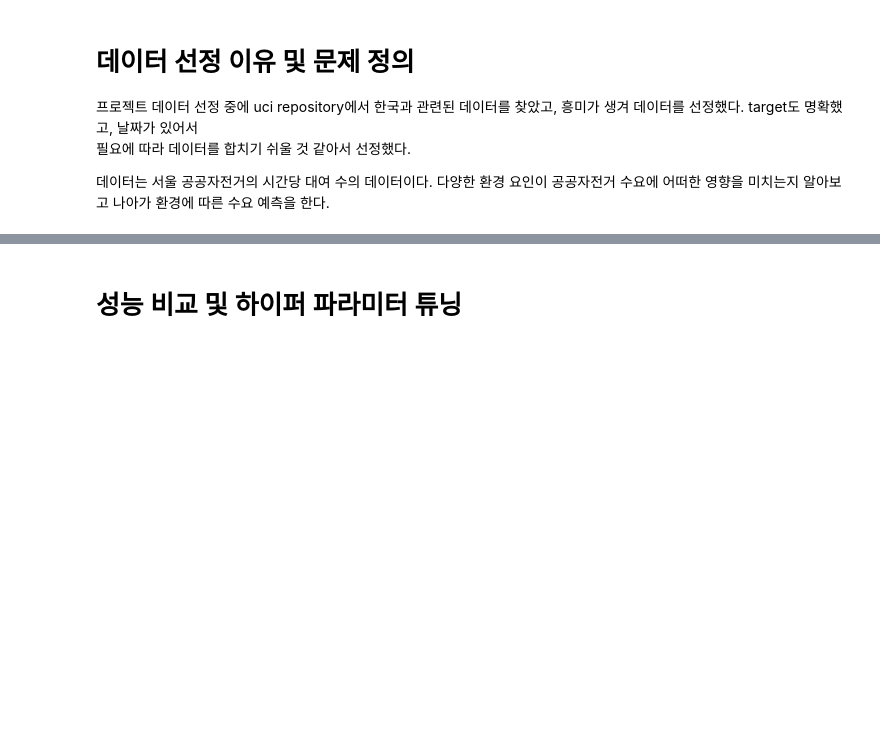
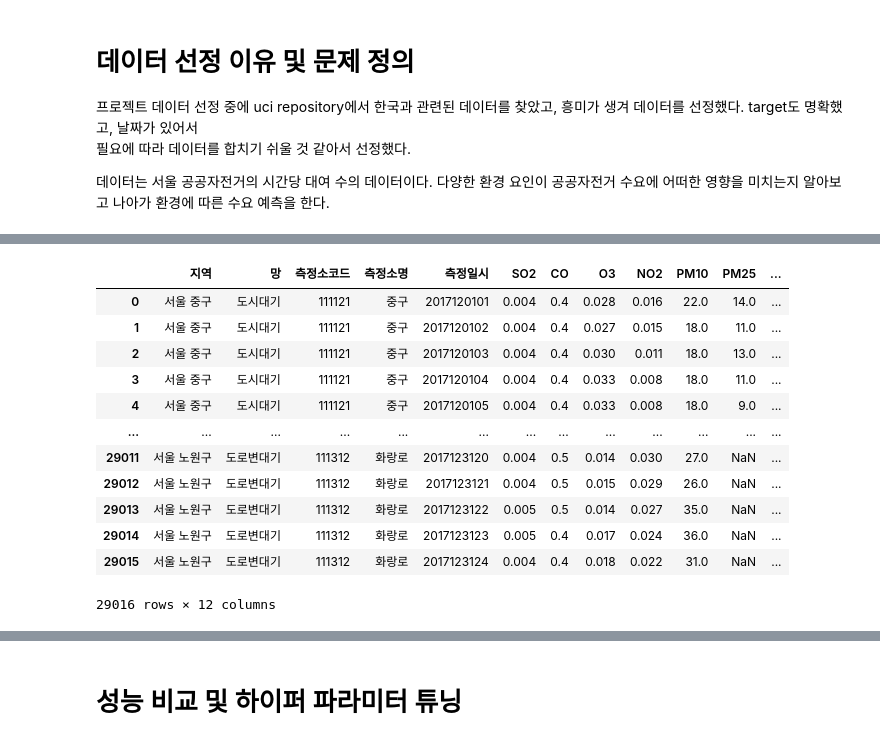
Before and after one commit to jinbyeong/project, a Jupyter notebook: AI_05_박진병_Section2.ipynb, the cells around one changed output, grey strips where cells are left out. Drawn from its saved outputs; the diff is of its cells as text; code cells hidden in the pictures; blank space fills up the shorter version.

```diff
--- a/AI_05_박진병_Section2.ipynb
+++ b/AI_05_박진병_Section2.ipynb
@@ -84,0 +68,3 @@ PDP, SHAP을 활용하여 최종 모델을 설명합니다
+# %%
+dust_2017 = pd.read_excel('2017년 12월.xlsx')
+dust_2017.head()
@@ -84,0 +102,18 @@ PDP, SHAP을 활용하여 최종 모델을 설명합니다
+# %%
+dust_2017_seoul = dust_2017[dust_2017['지역'].str.contains('서울')]
+dust_2017_seoul.shape, dust_2017.shape
+dust_2017_seoul
+# %% [output]
+|  | 지역 | 망 | 측정소코드 | 측정소명 | 측정일시 | SO2 | CO | O3 | NO2 | PM10 | PM25 | ... |
+| 0 | 서울 중구 | 도시대기 | 111121 | 중구 | 2017120101 | 0.004 | 0.4 | 0.028 | 0.016 | 22.0 | 14.0 | ... |
+| 1 | 서울 중구 | 도시대기 | 111121 | 중구 | 2017120102 | 0.004 | 0.4 | 0.027 | 0.015 | 18.0 | 11.0 | ... |
+| 2 | 서울 중구 | 도시대기 | 111121 | 중구 | 2017120103 | 0.004 | 0.4 | 0.030 | 0.011 | 18.0 | 13.0 | ... |
+| 3 | 서울 중구 | 도시대기 | 111121 | 중구 | 2017120104 | 0.004 | 0.4 | 0.033 | 0.008 | 18.0 | 11.0 | ... |
+| 4 | 서울 중구 | 도시대기 | 111121 | 중구 | 2017120105 | 0.004 | 0.4 | 0.033 | 0.008 | 18.0 | 9.0 | ... |
+| ... | ... | ... | ... | ... | ... | ... | ... | ... | ... | ... | ... | ... |
+| 29011 | 서울 노원구 | 도로변대기 | 111312 | 화랑로 | 2017123120 | 0.004 | 0.5 | 0.014 | 0.030 | 27.0 | NaN | ... |
+| 29012 | 서울 노원구 | 도로변대기 | 111312 | 화랑로 | 2017123121 | 0.004 | 0.5 | 0.015 | 0.029 | 26.0 | NaN | ... |
+| 29013 | 서울 노원구 | 도로변대기 | 111312 | 화랑로 | 2017123122 | 0.005 | 0.5 | 0.014 | 0.027 | 35.0 | NaN | ... |
+| 29014 | 서울 노원구 | 도로변대기 | 111312 | 화랑로 | 2017123123 | 0.005 | 0.4 | 0.017 | 0.024 | 36.0 | NaN | ... |
+| 29015 | 서울 노원구 | 도로변대기 | 111312 | 화랑로 | 2017123124 | 0.004 | 0.4 | 0.018 | 0.022 | 31.0 | NaN | ... |
+29016 rows × 12 columns
```
Also changed, not shown: parts of 32 cells of this notebook.
